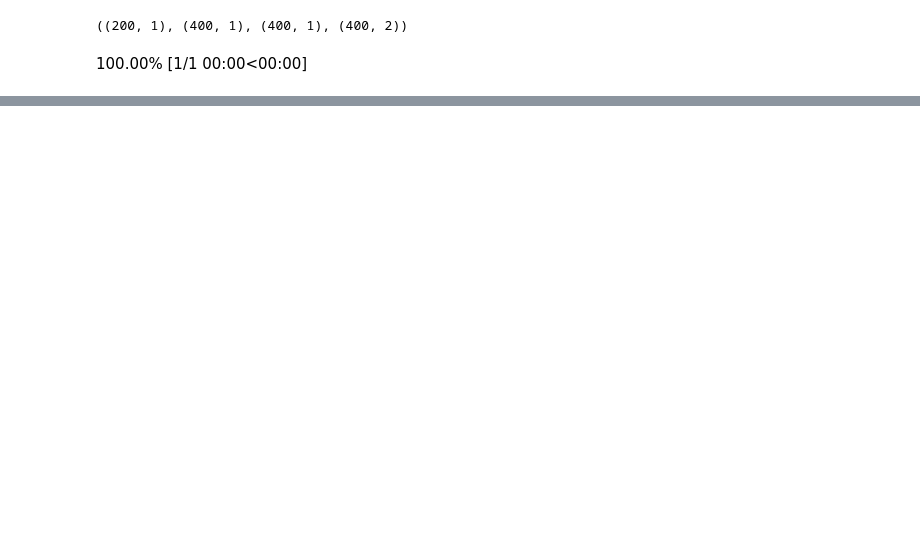
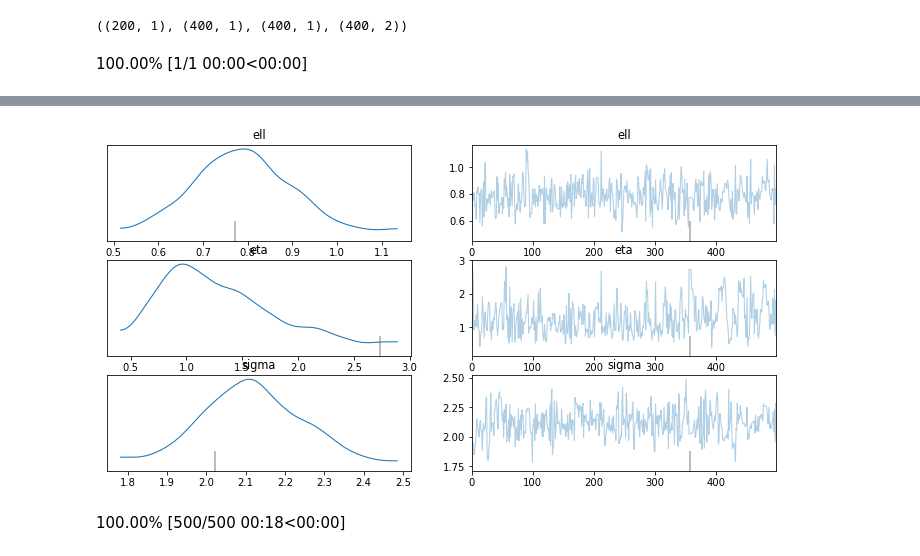
Before and after one commit to danhphan/gp_experiments, a Jupyter notebook: experiments/00_mogp_pymc_v4.ipynb, the cells around one changed output, grey strips where cells are left out. Saved outputs shown, nothing was run; the diff lists cells and outputs as text; code cells hidden in the pictures; blank space fills up the shorter version.

```diff
--- a/experiments/00_mogp_pymc_v4.ipynb
+++ b/experiments/00_mogp_pymc_v4.ipynb
@@ -134,4 +140,0 @@ with pm.Model() as model:
-# %%
-%%time
-with model:
-    gp_trace = pm.sample(1000, chains=2)
@@ -177,0 +157,4 @@ ax.plot(x, y2, 'ok', ms=3, alpha=0.5, label="Data 2");
+# %%
+%%time
+with model:
+    gp_trace = pm.sample(500, chains=1)
@@ -177,0 +189,15 @@ ax.plot(x, y2, 'ok', ms=3, alpha=0.5, label="Data 2");
+# %%
+az.plot_trace(gp_trace, var_names=["ell", "eta", "sigma"]);
+# %% [output]
+[figure, added]
+# %%
+x_new = np.linspace(0, 20, 200)[:, None]
+xx_new = np.concatenate((x_new, x_new), axis=0)
+idx2 = np.concatenate((np.zeros(200), np.ones(200)))[:, None]
+X_new = np.concatenate((xx_new, idx2), axis=1)
+
+with model:
+    preds = gp.conditional("preds", X_new)
+    gp_samples = pm.sample_posterior_predictive(gp_trace, var_names=['preds'], random_seed=42)
+# %% [output]
+100.00% [500/500 00:18<00:00]
```
Also changed, not shown: parts of 33 cells of this notebook.
